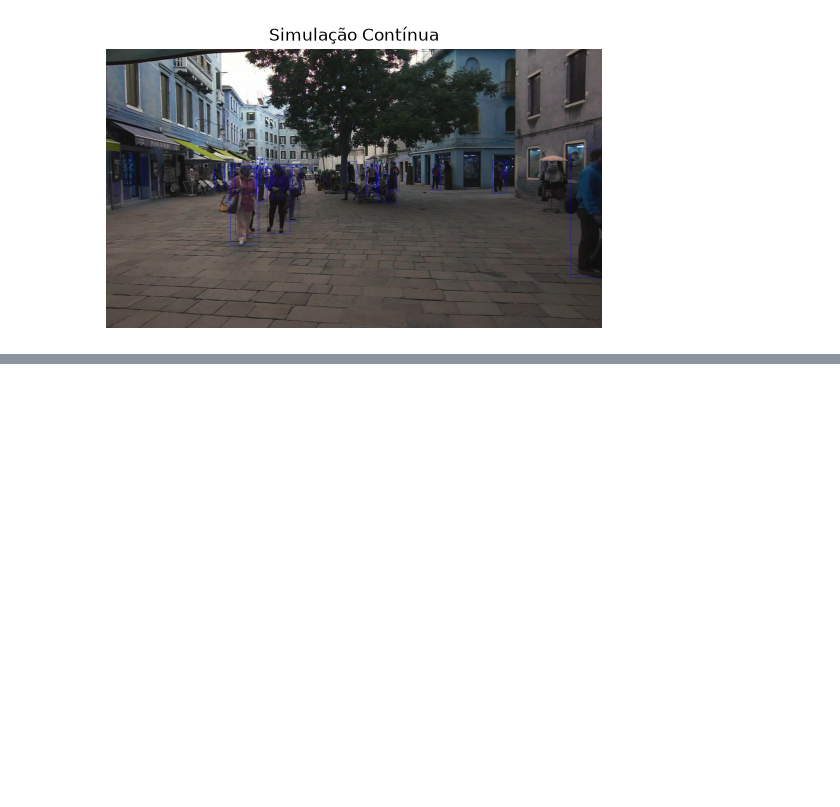
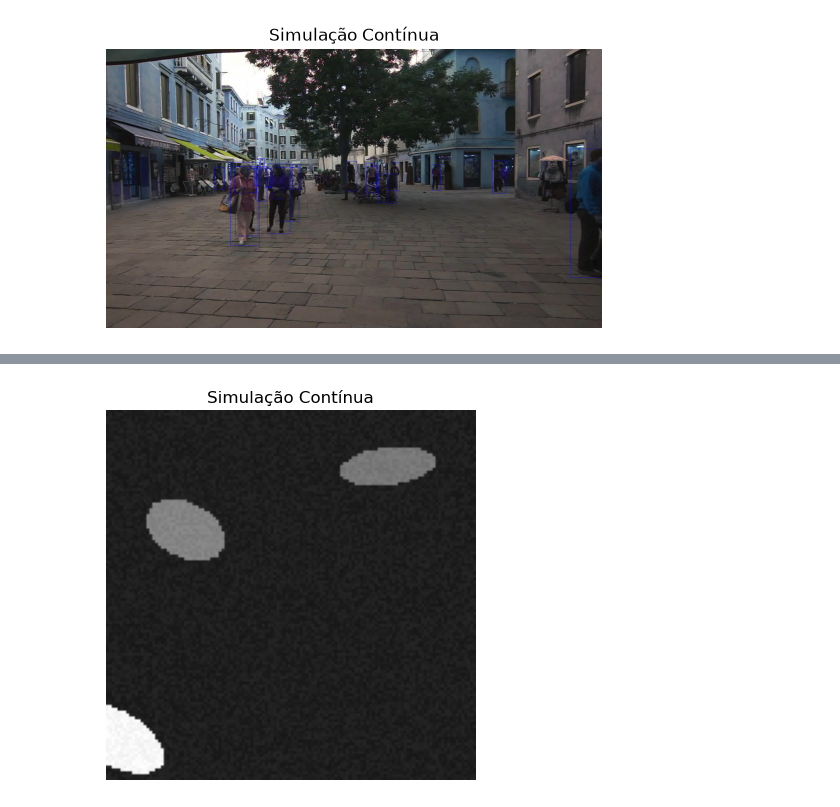
Before and after one commit to WalleriaSimoes/deep-learning-pa2, a Jupyter notebook: script.ipynb, the cells around one changed output, grey strips where cells are left out. Saved outputs shown, nothing was run; the diff lists cells and outputs as text; code cells hidden in the pictures; blank space fills up the shorter version.

```diff
--- a/script.ipynb
+++ b/script.ipynb
@@ -224,0 +329,5 @@ plot_simulation_frames(frames_with_bboxes)
+# %%
+# Plota o vídeo original, contendo apenas o fundo cinza e a(s) elipse(s)
+plot_simulation_frames(frames_teste)
+# %% [output]
+[figure, added]
```
Also changed, not shown: parts of 8 cells of this notebook, 3 other files.
